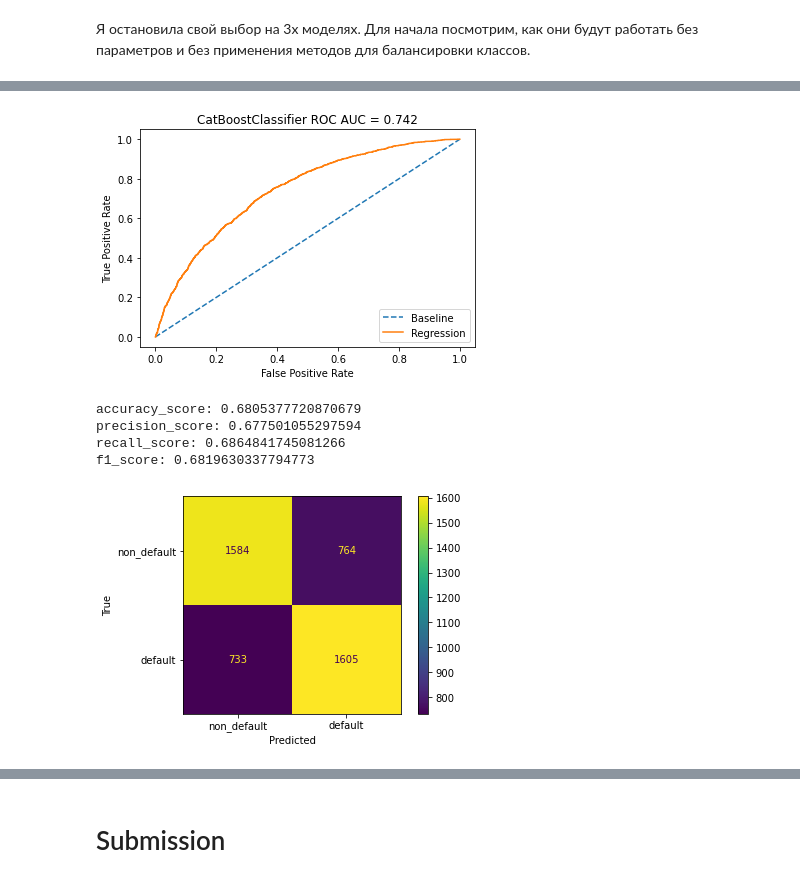
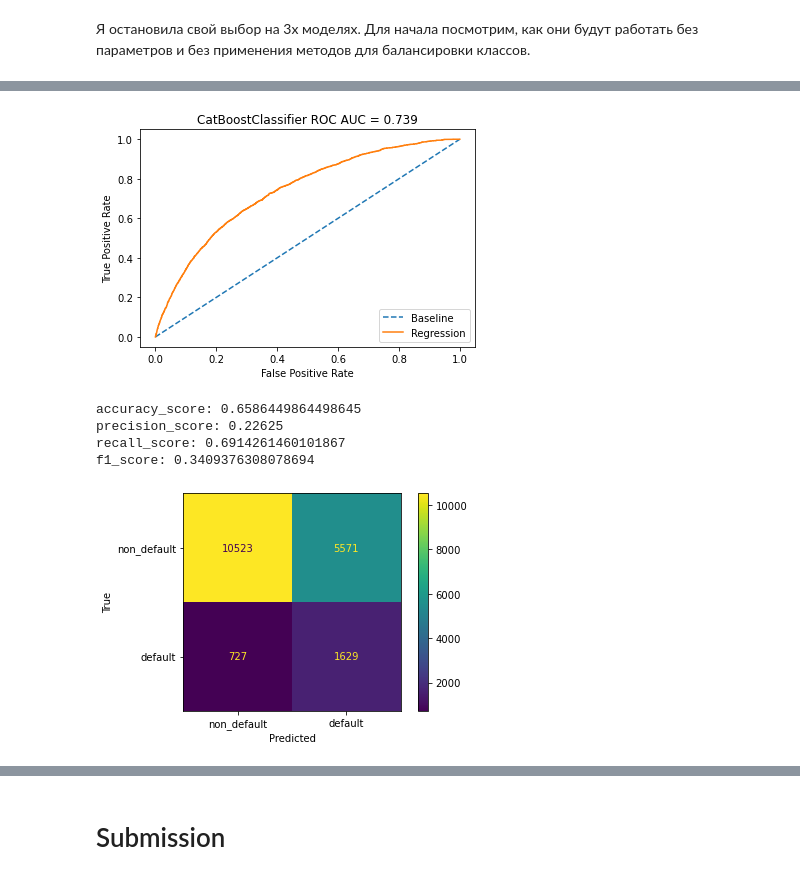
Before and after one commit to AkeraDS/skillfactory_projects, a Jupyter notebook: module_5/project_5.ipynb, the cells around one changed output, grey strips where cells are left out. Saved outputs shown, nothing was run; the diff lists cells and outputs as text; code cells hidden in the pictures.

```diff
--- a/module_5/project_5.ipynb
+++ b/module_5/project_5.ipynb
@@ -1123,0 +1324,11 @@ f1_score: 0.6704786107581534
+# %%
+model=CatBoostClassifier(objective='Logloss',
+                         colsample_bylevel=0.06024946028852799,
+                         depth=3,
+                         boosting_type = 'Plain',
+                         bootstrap_type= 'MVS',
+                         verbose=False
+                        )
+
+report = report.append(classification_and_metrics(model, X_train,y_train, X_valid,name = 'Over_Hyperparameters'),
+                            ignore_index=True)
@@ -1141,0 +1360,7 @@ display(report)
+# %%
+rus = RandomUnderSampler(random_state=RANDOM_SEED)
+X_train, X_valid, y_train, y_valid = train_test_split(X, y, random_state=RANDOM_SEED)
+X_train, y_train = rus.fit_resample(X_train, y_train)
+for model in models:
+    report = report.append(classification_and_metrics(model, X_train, y_train, X_valid, name='UnderSampler'),
+                           ignore_index=True)
@@ -1197,6 +1460,6 @@ Best trial:
 # %%
-model = LogisticRegression(C=8.937796936026169,
-                           solver='lbfgs')
-report = report.append(classification_and_metrics(model, X_train, y_train, X_valid, name='Hyperparameters'),
+model = LogisticRegression(C=8.078306348562984,
+                           solver='newton-cg')
+report = report.append(classification_and_metrics(model, X_train, y_train, X_valid, name='Under_Hyper'),
                        ignore_index=True)
 # %% [output]
@@ -1270,11 +1533,11 @@ Best trial:
 # %%
 model = GradientBoostingClassifier(loss='deviance',
-                                   n_estimators=129,
-                                   learning_rate= 0.29617030478093376,
-                                   max_depth=1
+                                   n_estimators=177,
+                                   learning_rate= 0.17372536075796763,
+                                   max_depth=2
                                    )
 
-report = report.append(classification_and_metrics(model, X_train, y_train, X_valid, name='Hyperparameters'),
+report = report.append(classification_and_metrics(model, X_train, y_train, X_valid, name='Under_Hyper'),
                        ignore_index=True)
 # %% [output]
 [figure]
@@ -1359,22 +1621,21 @@ Best trial:
 # %%
-model=CatBoostClassifier(objective='Logloss',
-                         colsample_bylevel=0.08813817524194925,
-                         depth=3,
-                         boosting_type = 'Ordered',
-                         bootstrap_type= 'Bernoulli',
-                         subsample = 0.9221435538714375,
+model=CatBoostClassifier(objective='CrossEntropy',
+                         colsample_bylevel=0.08586899620175843,
+                         depth=5,
+                         boosting_type = 'Plain',
+                         bootstrap_type= 'MVS',
                          verbose=False
                         )
 
-report = report.append(classification_and_metrics(model, X_train,y_train, X_valid,name = 'Hyperparameters'),
+report = report.append(classification_and_metrics(model, X_train,y_train, X_valid,name = 'Under_Hyper'),
                             ignore_index=True)
 # %% [output]
-[figure, old version]
+[figure, new version]
-accuracy_score: 0.6805377720870679
-precision_score: 0.677501055297594
-recall_score: 0.6864841745081266
-f1_score: 0.6819630337794773
+accuracy_score: 0.6586449864498645
+precision_score: 0.22625
+recall_score: 0.6914261460101867
+f1_score: 0.3409376308078694
-[figure, old version]
+[figure, new version]
 # %%
 display(report)
 # %% [output]
```
Also changed, not shown: parts of 80 cells of this notebook, 1 other file.
